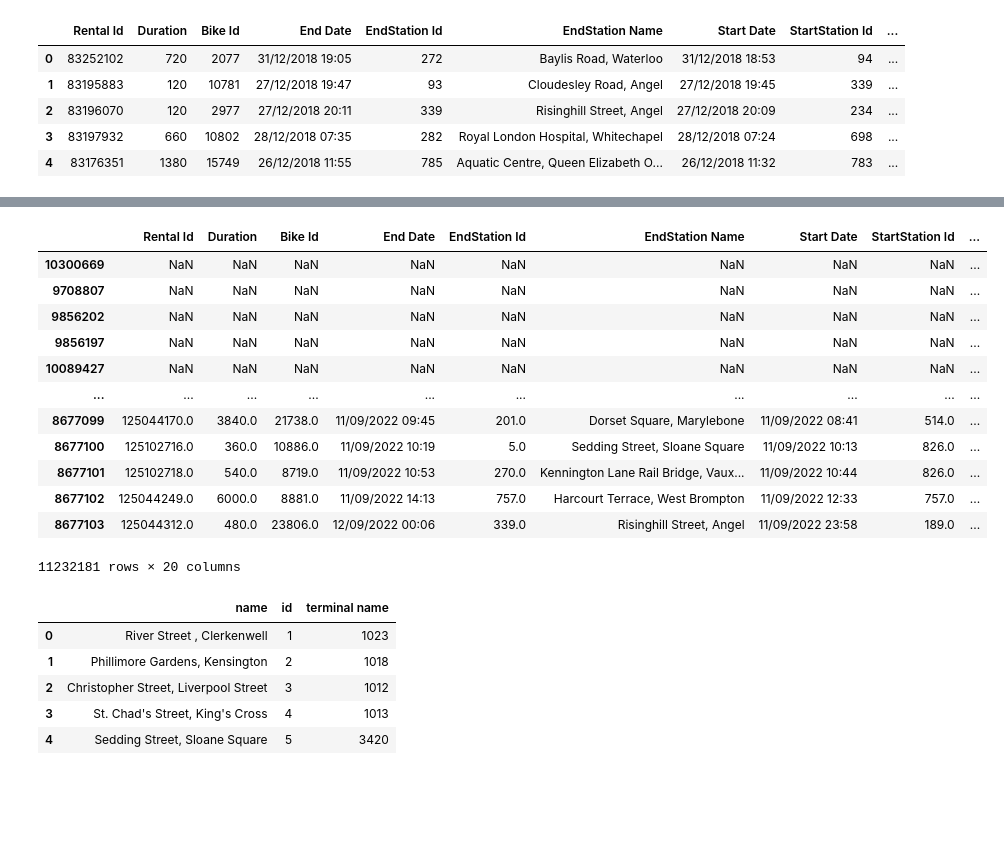
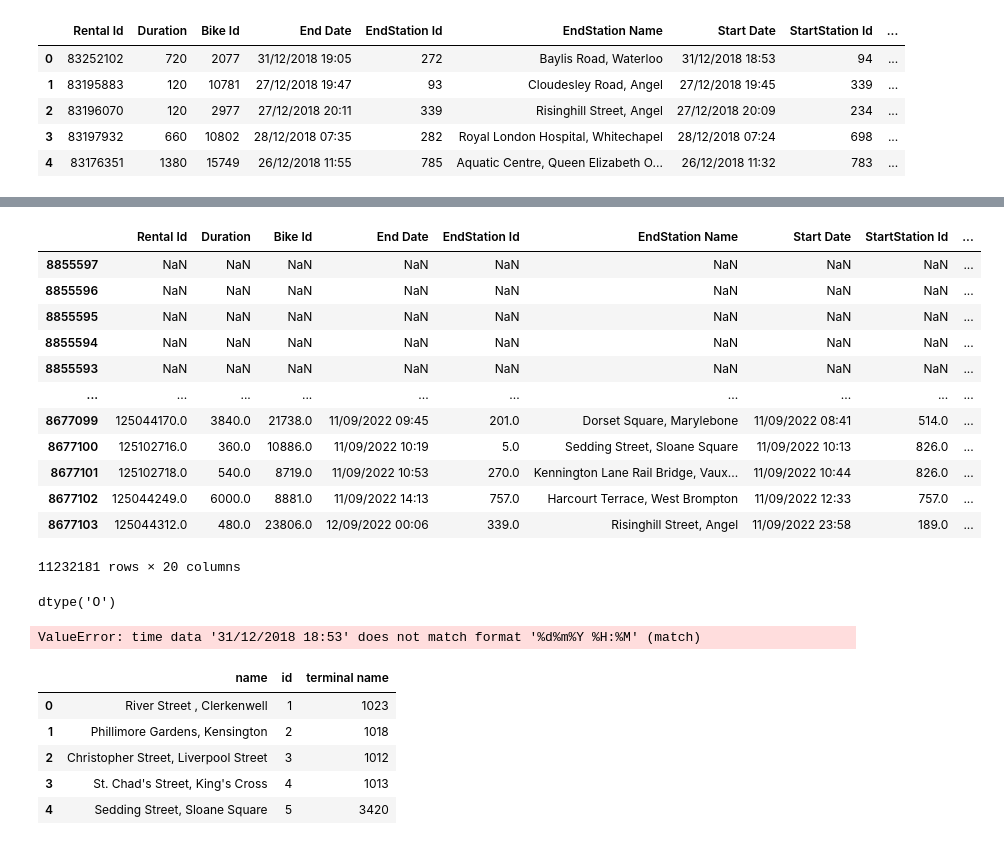
Before and after one commit to elrhmo/TfL_Bike_Analysis, a Jupyter notebook: data_prep.ipynb, the cells around one changed output, grey strips where cells are left out. Drawn from its saved outputs; the diff is of its cells as text; code cells hidden in the pictures; blank space fills up the shorter version.

```diff
--- a/data_prep.ipynb
+++ b/data_prep.ipynb
@@ -184,11 +205,6 @@ dfs = (pd.read_csv(csv) for csv in csv_2019)
 # concatenate csvs them into a single DataFrame using pd.concat()
 # ignore_index=True parameter resets the index of the resulting DataFrame, so that it is a continuous sequence of integers.
 data_2019 = pd.concat(dfs, ignore_index=True)
-# %%
-# doing the same for the 2022 data
-# passing errors within the csv files as per https://stackoverflow.com/questions/52105659/pandas-read-csv-unexpected-end-of-data-error
-dfs_2022 = (pd.read_csv(csv, engine='python', encoding='utf-8', on_bad_lines='skip') for csv in csv_2022)
-data_2022 = pd.concat(dfs_2022, ignore_index=True)
 # %%
 print(data_2019.shape)
 data_2019.head()
@@ -235,15 +340,15 @@ data_2019.head()
 # %%
 data_2022.shape
 
 #data_2022.sort_values(by='End date', ascending=True)
-data_2022.sort_values(by='Bike model', ascending=False)
+data_2022.sort_values(by='Start date', ascending=True)
 # %% [output]
 |  | Rental Id | Duration | Bike Id | End Date | EndStation Id | EndStation Name | Start Date | StartStation Id | ... |
-| 10300669 | NaN | NaN | NaN | NaN | NaN | NaN | NaN | NaN | ... |
-| 9708807 | NaN | NaN | NaN | NaN | NaN | NaN | NaN | NaN | ... |
-| 9856202 | NaN | NaN | NaN | NaN | NaN | NaN | NaN | NaN | ... |
-| 9856197 | NaN | NaN | NaN | NaN | NaN | NaN | NaN | NaN | ... |
-| 10089427 | NaN | NaN | NaN | NaN | NaN | NaN | NaN | NaN | ... |
+| 8855597 | NaN | NaN | NaN | NaN | NaN | NaN | NaN | NaN | ... |
+| 8855596 | NaN | NaN | NaN | NaN | NaN | NaN | NaN | NaN | ... |
+| 8855595 | NaN | NaN | NaN | NaN | NaN | NaN | NaN | NaN | ... |
+| 8855594 | NaN | NaN | NaN | NaN | NaN | NaN | NaN | NaN | ... |
+| 8855593 | NaN | NaN | NaN | NaN | NaN | NaN | NaN | NaN | ... |
 | ... | ... | ... | ... | ... | ... | ... | ... | ... | ... |
 | 8677099 | 125044170.0 | 3840.0 | 21738.0 | 11/09/2022 09:45 | 201.0 | Dorset Square, Marylebone | 11/09/2022 08:41 | 514.0 | ... |
 | 8677100 | 125102716.0 | 360.0 | 10886.0 | 11/09/2022 10:19 | 5.0 | Sedding Street, Sloane Square | 11/09/2022 10:13 | 826.0 | ... |
@@ -251,6 +356,19 @@ data_2022.sort_values(by='Bike model', ascending=False)
 | 8677102 | 125044249.0 | 6000.0 | 8881.0 | 11/09/2022 14:13 | 757.0 | Harcourt Terrace, West Brompton | 11/09/2022 12:33 | 757.0 | ... |
 | 8677103 | 125044312.0 | 480.0 | 23806.0 | 12/09/2022 00:06 | 339.0 | Risinghill Street, Angel | 11/09/2022 23:58 | 189.0 | ... |
 11232181 rows × 20 columns
+# %%
+data_2022['Start Date'].dtypes
+# %% [output]
+dtype('O')
+# %%
+format = "%d%m%Y %H:%M"
+
+data_2022['Start Date']= data_2019['Start Date'].str[:16]
+data_2022['Start Date Converted']= pd.to_datetime(data_2022['Start Date'], format=format).dt.date
+
+#data_2022_1 = [n for n in data_2022 if 'Start date' < datetime.datetime[2022-09-12 05:02]
+# %% [output]
+ValueError: time data '31/12/2018 18:53' does not match format '%d%m%Y %H:%M' (match)
 # %%
 # 2022
 
```
Also changed, not shown: parts of 14 cells of this notebook.
